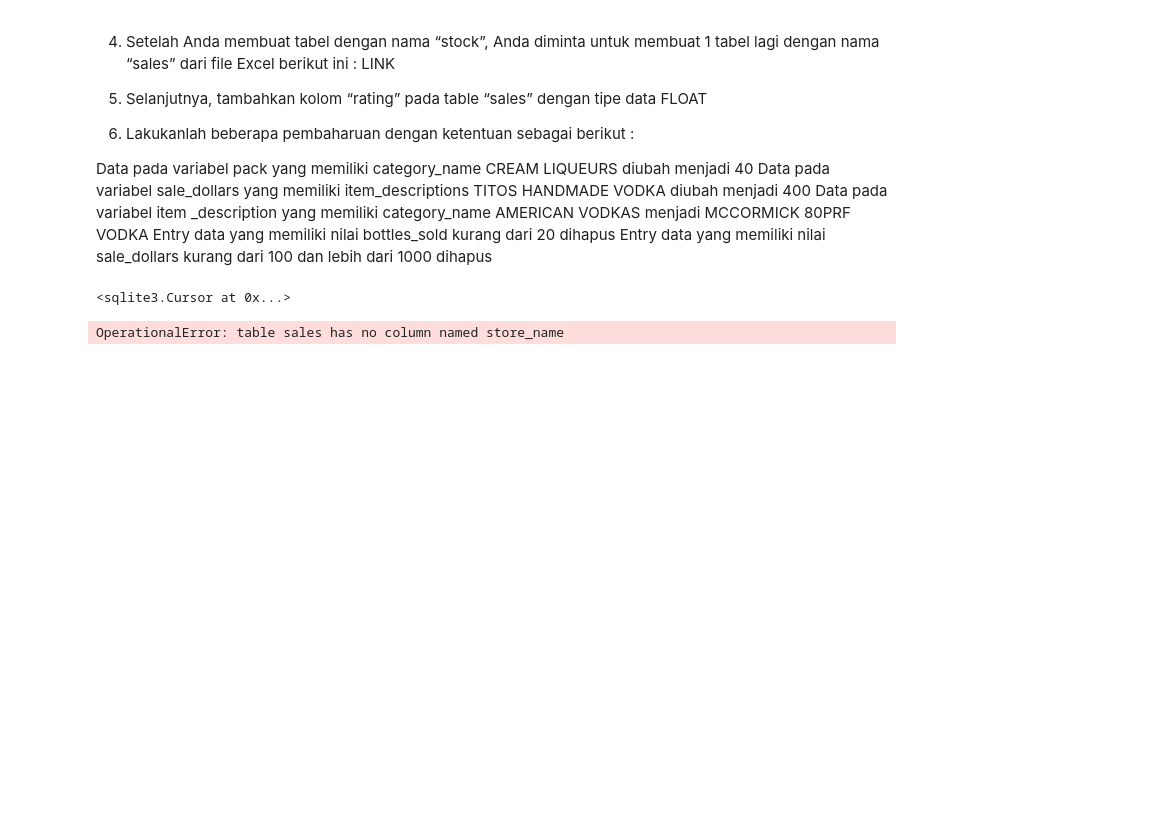
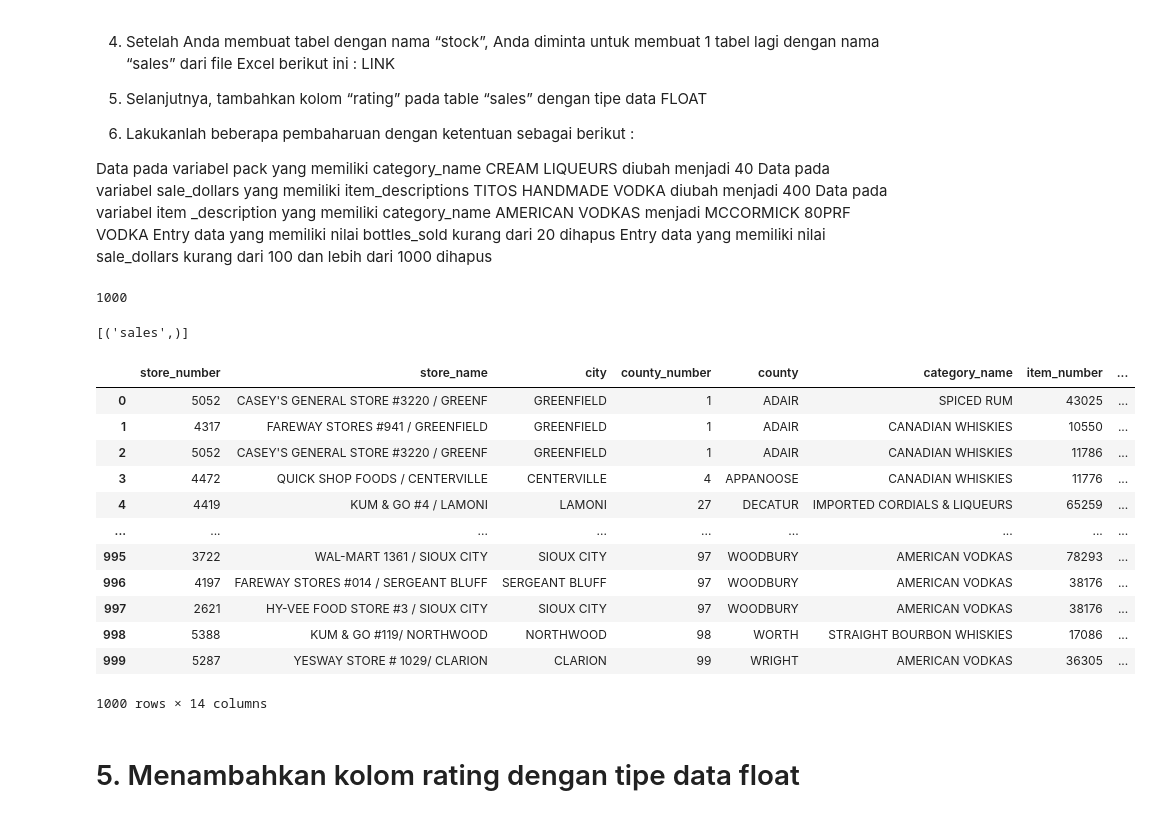
Before and after one commit to Evianitary18/SQL-Lite, a Jupyter notebook: Evianita_Rifka_Yulistia_01_Praktik1_Modul3.ipynb, the cells around one changed output. Drawn from its saved outputs; the diff is of its cells as text; code cells hidden in the pictures; blank space fills up the shorter version.

```diff
--- a/Evianita_Rifka_Yulistia_01_Praktik1_Modul3.ipynb
+++ b/Evianita_Rifka_Yulistia_01_Praktik1_Modul3.ipynb
@@ -136,22 +127,0 @@ cursor = conn.cursor()
-# %%
-# Buat tabel sales dengan kolom rating
-cursor.execute('''
-CREATE TABLE IF NOT EXISTS sales (
-    store_number INT,
-    store_name INT,
-    city INT,
-    county FLOAT,
-    category_name VARCHAR,
-    item_number FLOAT,
-    item_description VARCHAR,
-    pack FLOAT,
-    bottle_volume_ml FLOAT,
-    state_bottle_cost FLOAT,
-    state_bottle_retail FLOAT,
-    bottles_sold FLOAT,
-    sale_dollars FLOAT,
-    rating FLOAT
-)
-''')
-# %% [output]
-<sqlite3.Cursor at 0x...>
@@ -160,4 +135,5 @@ sales_data = sales_data.drop(columns=['store_number'])
 # %%
-sales_data.to_sql('sales', conn, if_exists='append', index=False)
+# Menyimpan Dataframe sebagai tabel sales
+sales_data.to_sql('sales', conn, if_exists='replace', index=False)
 # %% [output]
-OperationalError: table sales has no column named store_name
+1000
@@ -163,0 +146,25 @@ OperationalError: table sales has no column named store_name
+# %%
+# Menampilkan hasil
+cursor.execute(query)
+print(cursor.fetchall())
+# %% [output]
+[('sales',)]
+# %%
+# Menampilkan data dari tabel sales
+pd.read_sql_query("SELECT * from sales", conn)
+# %% [output]
+|  | store_number | store_name | city | county_number | county | category_name | item_number | ... |
+| 0 | 5052 | CASEY'S GENERAL STORE #3220 / GREENF | GREENFIELD | 1 | ADAIR | SPICED RUM | 43025 | ... |
+| 1 | 4317 | FAREWAY STORES #941 / GREENFIELD | GREENFIELD | 1 | ADAIR | CANADIAN WHISKIES | 10550 | ... |
+| 2 | 5052 | CASEY'S GENERAL STORE #3220 / GREENF | GREENFIELD | 1 | ADAIR | CANADIAN WHISKIES | 11786 | ... |
+| 3 | 4472 | QUICK SHOP FOODS / CENTERVILLE | CENTERVILLE | 4 | APPANOOSE | CANADIAN WHISKIES | 11776 | ... |
+| 4 | 4419 | KUM & GO #4 / LAMONI | LAMONI | 27 | DECATUR | IMPORTED CORDIALS & LIQUEURS | 65259 | ... |
+| ... | ... | ... | ... | ... | ... | ... | ... | ... |
+| 995 | 3722 | WAL-MART 1361 / SIOUX CITY | SIOUX CITY | 97 | WOODBURY | AMERICAN VODKAS | 78293 | ... |
+| 996 | 4197 | FAREWAY STORES #014 / SERGEANT BLUFF | SERGEANT BLUFF | 97 | WOODBURY | AMERICAN VODKAS | 38176 | ... |
+| 997 | 2621 | HY-VEE FOOD STORE #3 / SIOUX CITY | SIOUX CITY | 97 | WOODBURY | AMERICAN VODKAS | 38176 | ... |
+| 998 | 5388 | KUM & GO #119/ NORTHWOOD | NORTHWOOD | 98 | WORTH | STRAIGHT BOURBON WHISKIES | 17086 | ... |
+| 999 | 5287 | YESWAY STORE # 1029/ CLARION | CLARION | 99 | WRIGHT | AMERICAN VODKAS | 36305 | ... |
+1000 rows × 14 columns
+# %% [markdown]
+# 5. Menambahkan kolom rating dengan tipe data float
```
Also changed, not shown: parts of 31 cells of this notebook.
